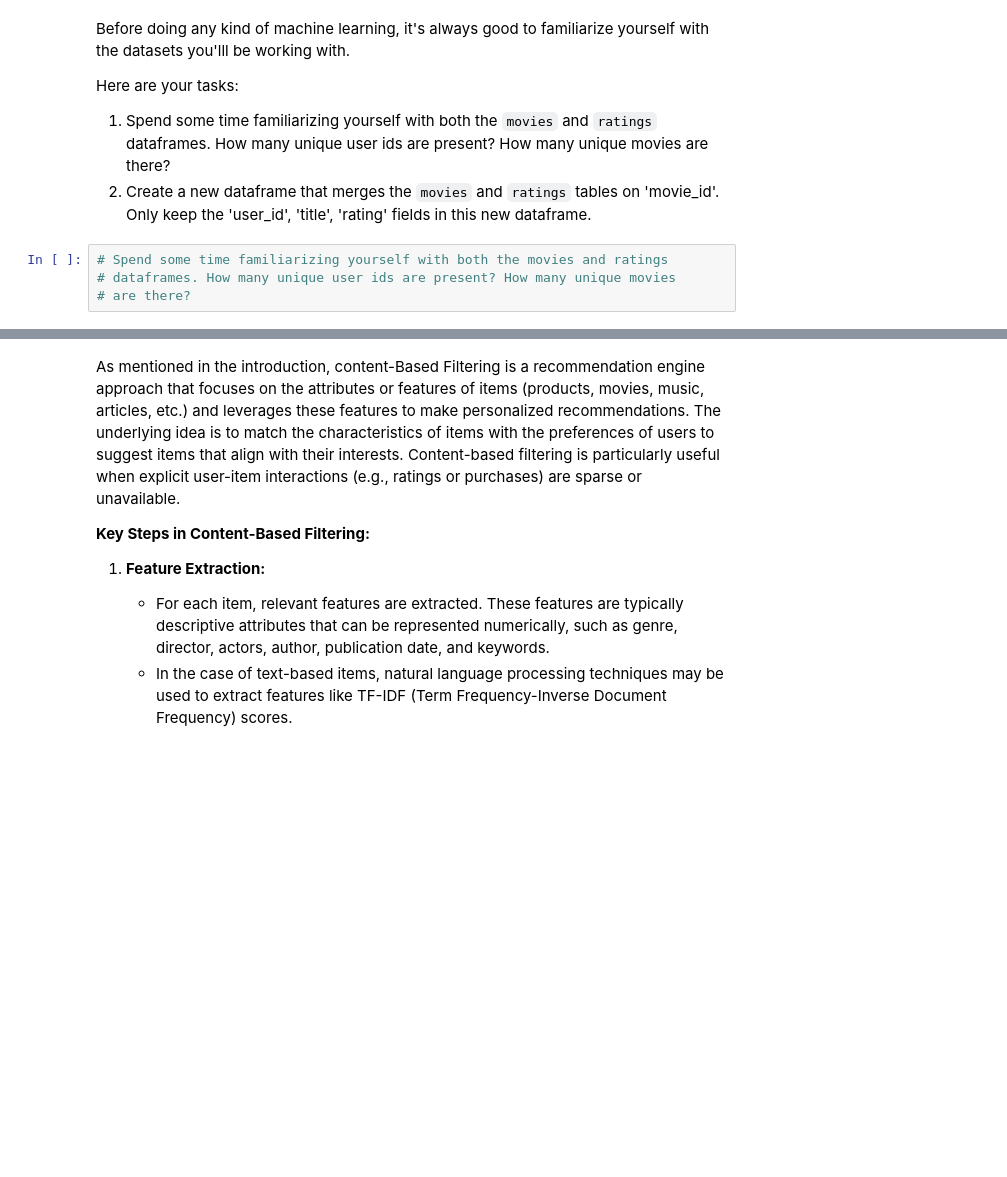
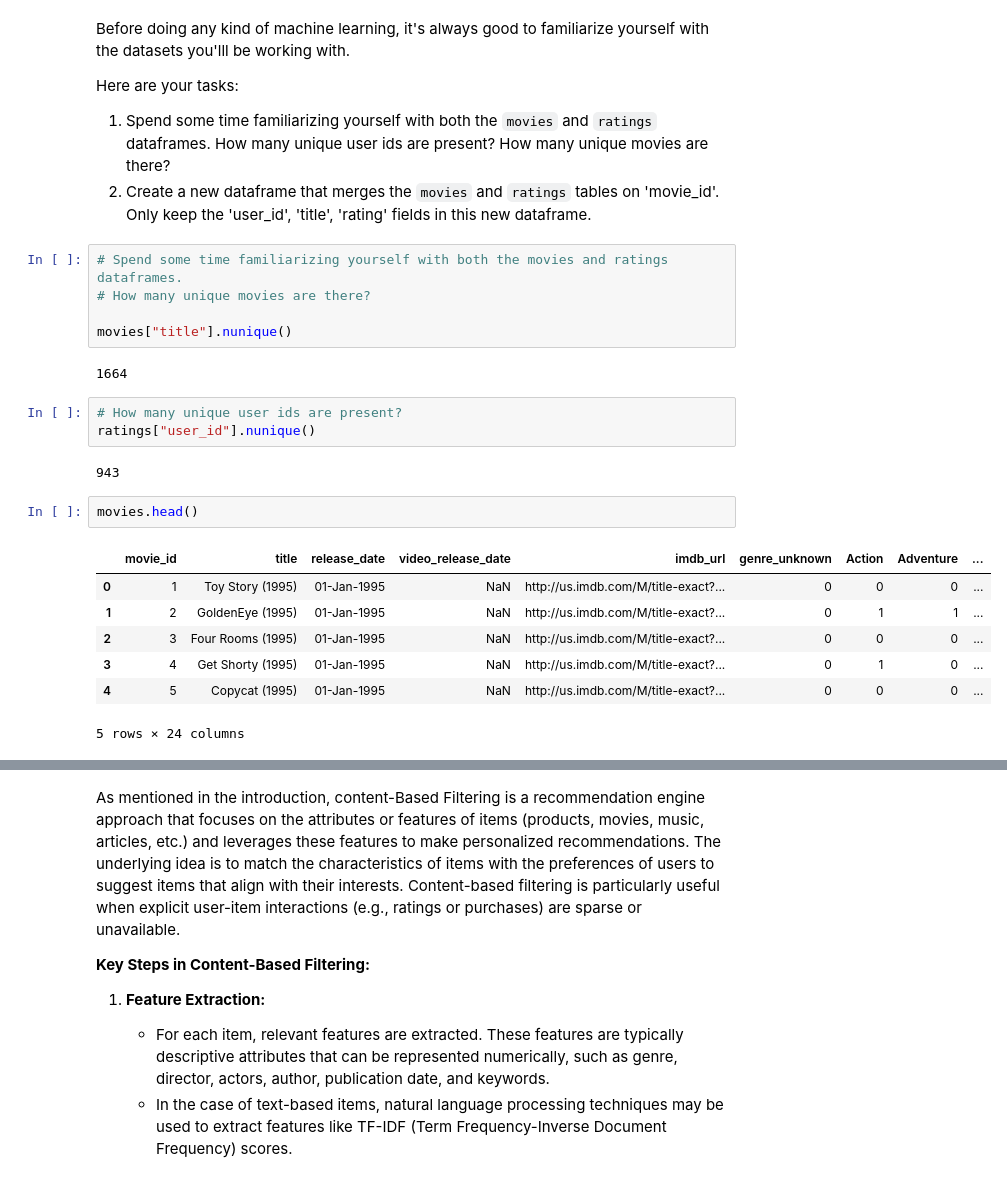
Before and after one commit to Ashok401/AIML_BootCamp, a Jupyter notebook: Student_MLE_MiniProject_Recommendation_Engines.ipynb, the cells around one changed output, grey strips where cells are left out. Saved outputs shown, nothing was run; the diff lists cells and outputs as text; blank space fills up the shorter version.

```diff
--- a/Student_MLE_MiniProject_Recommendation_Engines.ipynb
+++ b/Student_MLE_MiniProject_Recommendation_Engines.ipynb
@@ -98,6 +98,24 @@ Here are your tasks:
 1. Spend some time familiarizing yourself with both the `movies` and `ratings` dataframes. How many unique user ids are present? How many unique movies are there?
 2. Create a new dataframe that merges the `movies` and `ratings` tables on 'movie_id'. Only keep the 'user_id', 'title', 'rating' fields in this new dataframe.
 # %%
-# Spend some time familiarizing yourself with both the movies and ratings
-# dataframes. How many unique user ids are present? How many unique movies
-# are there?
+# Spend some time familiarizing yourself with both the movies and ratings dataframes.
+# How many unique movies are there?
+
+movies["title"].nunique()
+# %% [output]
+1664
+# %%
+# How many unique user ids are present?
+ratings["user_id"].nunique()
+# %% [output]
+943
+# %%
+movies.head()
+# %% [output]
+|  | movie_id | title | release_date | video_release_date | imdb_url | genre_unknown | Action | Adventure | ... |
+| 0 | 1 | Toy Story (1995) | 01-Jan-1995 | NaN | http://us.imdb.com/M/title-exact?... | 0 | 0 | 0 | ... |
+| 1 | 2 | GoldenEye (1995) | 01-Jan-1995 | NaN | http://us.imdb.com/M/title-exact?... | 0 | 1 | 1 | ... |
+| 2 | 3 | Four Rooms (1995) | 01-Jan-1995 | NaN | http://us.imdb.com/M/title-exact?... | 0 | 0 | 0 | ... |
+| 3 | 4 | Get Shorty (1995) | 01-Jan-1995 | NaN | http://us.imdb.com/M/title-exact?... | 0 | 1 | 0 | ... |
+| 4 | 5 | Copycat (1995) | 01-Jan-1995 | NaN | http://us.imdb.com/M/title-exact?... | 0 | 0 | 0 | ... |
+5 rows × 24 columns
```
Also changed, not shown: parts of 3 cells of this notebook.
